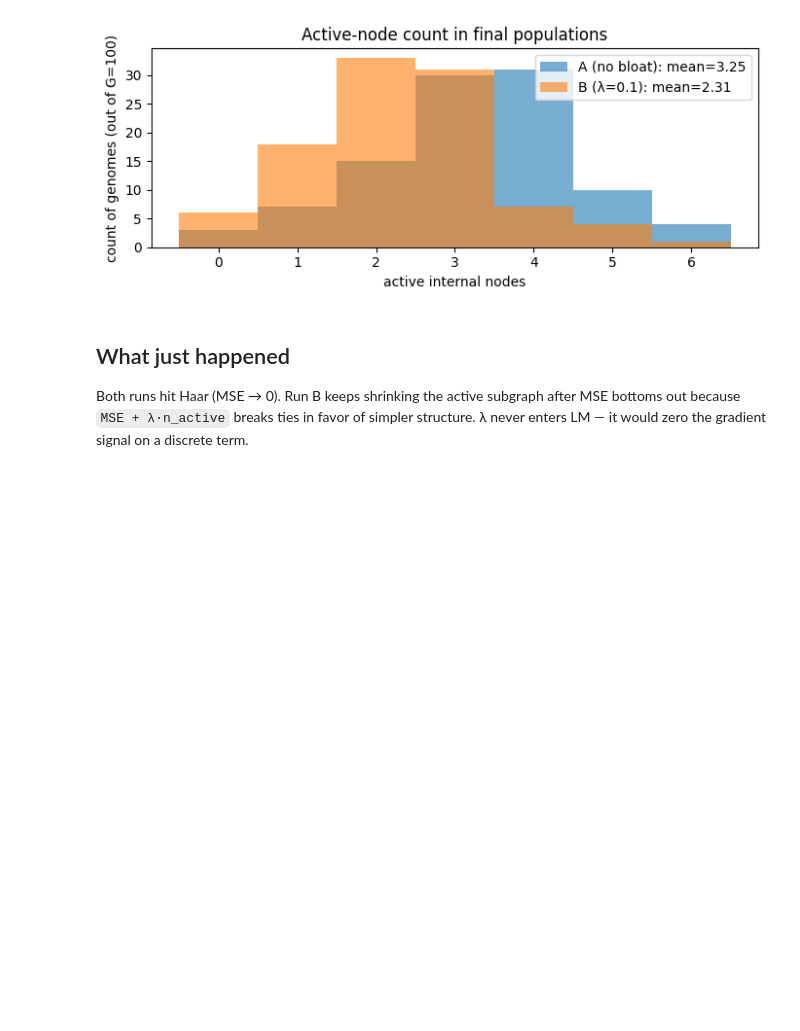
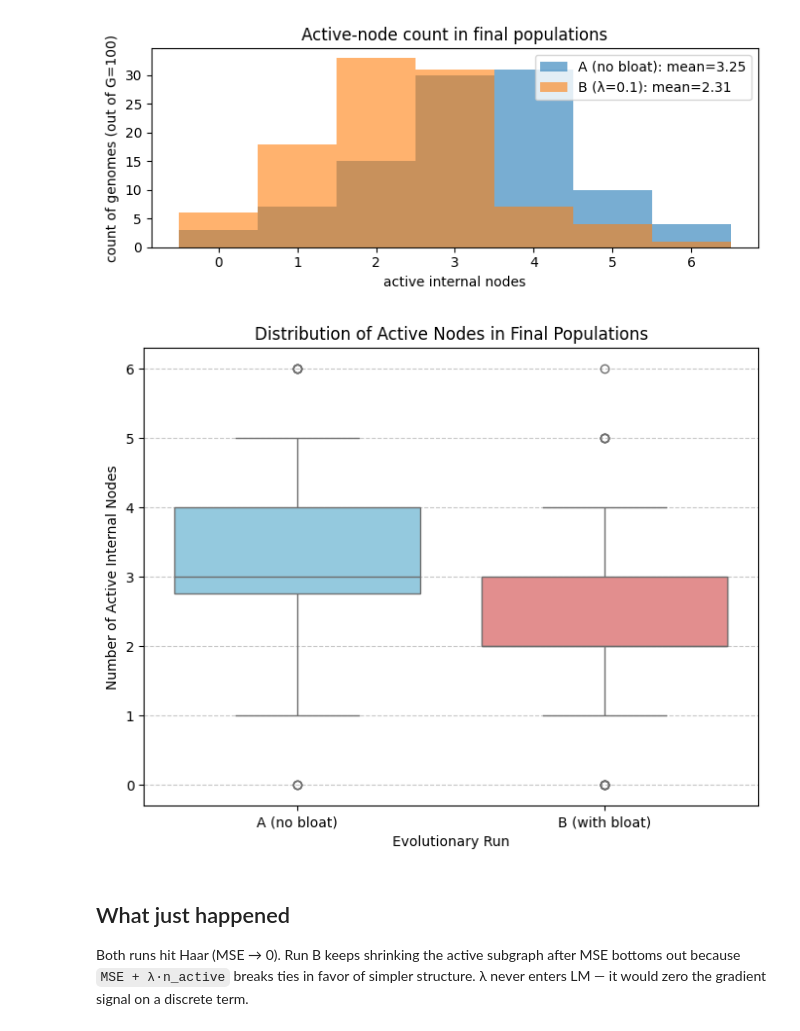
Before and after one commit to 314K/acme, a Jupyter notebook: demo/haar_bloat.ipynb, the cells around one changed output. Drawn from its saved outputs; the diff is of its cells as text; code cells hidden in the pictures; blank space fills up the shorter version.

```diff
--- a/demo/haar_bloat.ipynb
+++ b/demo/haar_bloat.ipynb
@@ -390,17 +390,20 @@ plt.show()
 [figure]
 # %%
 import pandas as pd
+import seaborn as sns
 
 # Create a DataFrame for easier plotting with seaborn
 df_active_nodes = pd.DataFrame({
     'Active Nodes': np.concatenate([acts_A_pop, acts_B_pop]),
     'Run': ['A (no bloat)'] * len(acts_A_pop) + ['B (with bloat)'] * len(acts_B_pop)
 })
 
 plt.figure(figsize=(8, 6))
-sns.boxplot(x='Run', y='Active Nodes', data=df_active_nodes, palette={'A (no bloat)': 'skyblue', 'B (with bloat)': 'lightcoral'})
+sns.boxplot(x='Run', y='Active Nodes', data=df_active_nodes, hue='Run', palette={'A (no bloat)': 'skyblue', 'B (with bloat)': 'lightcoral'}, legend=False)
 plt.title('Distribution of Active Nodes in Final Populations')
 plt.xlabel('Evolutionary Run')
 plt.ylabel('Number of Active Internal Nodes')
 plt.grid(axis='y', linestyle='--', alpha=0.7)
 plt.show()
+# %% [output]
+[figure, added]
```
Also changed, not shown: parts of 1 cell of this notebook.
